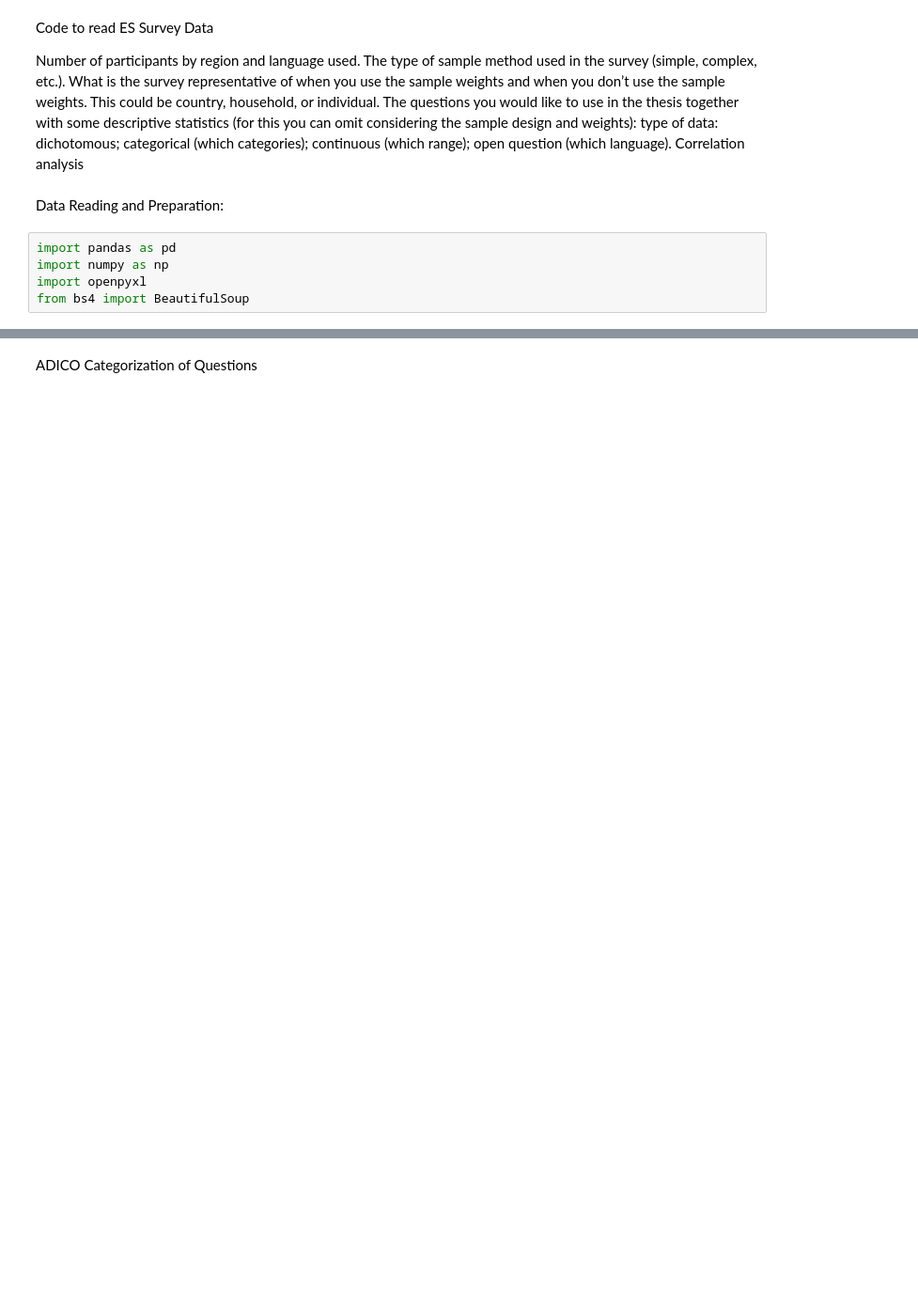
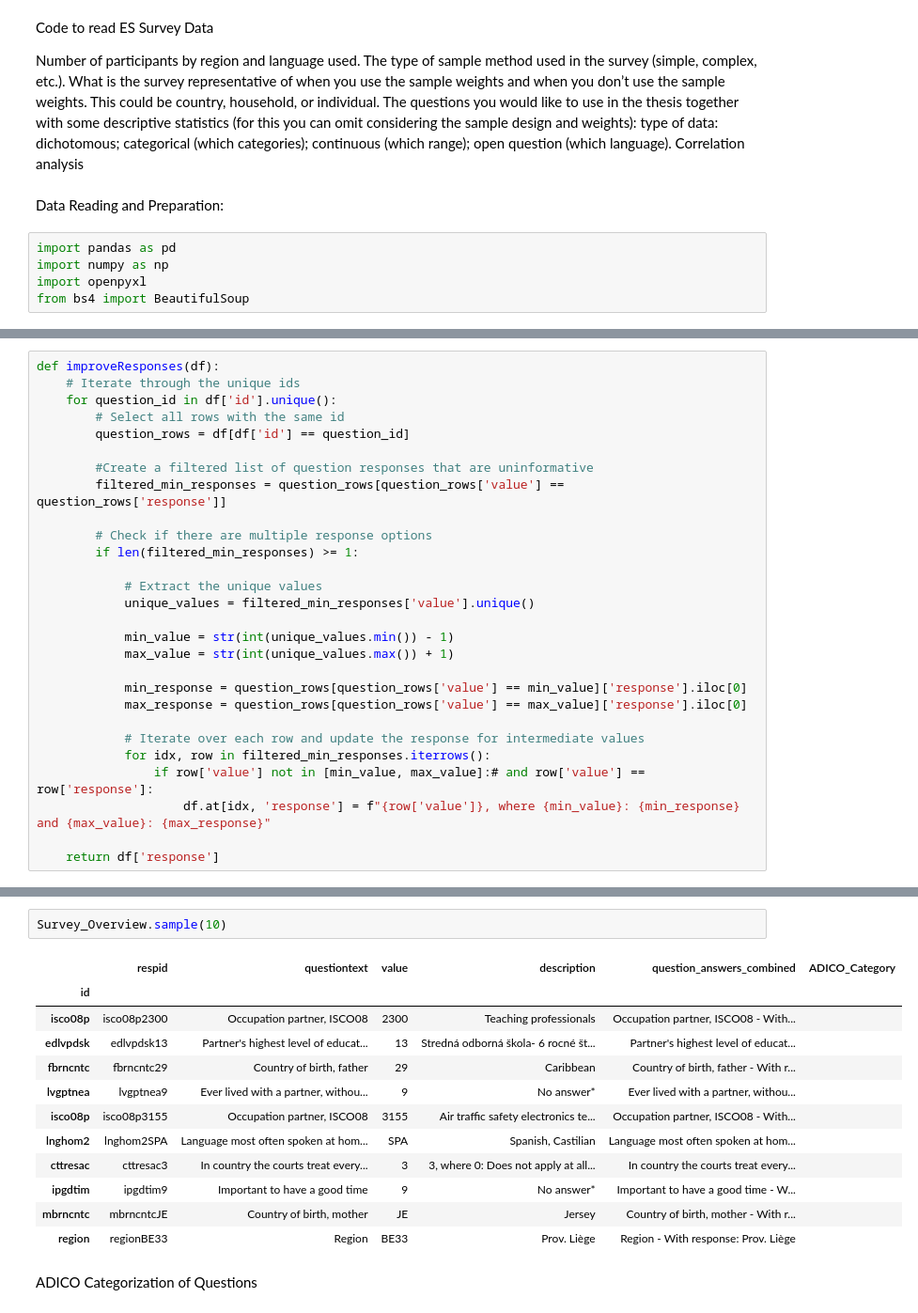
Before and after one commit to GeorgeGitHubbins/MScThesis-Extracting-InformalRules-from-Surveys, a Jupyter notebook: ReadESS.ipynb, the cells around one changed output, grey strips where cells are left out. Shown at 94% size. Cells and saved outputs as stored; diff of their text form; blank space fills up the shorter version.

```diff
--- a/ReadESS.ipynb
+++ b/ReadESS.ipynb
@@ -32,4 +32,32 @@ survey_questions
 | 37609 | ESS10e03_2 | 10 | 3.2 | 02.11.2023 | 27846 | SK | 0.854279 | 0.624287 | 0.323800 | 0.202144 | ... | ... |
 | 37610 | ESS10e03_2 | 10 | 3.2 | 02.11.2023 | 27858 | SK | 0.702292 | 0.581970 | 0.323800 | 0.188442 | ... | ... |
 37611 rows × 618 columns
+# %%
+def improveResponses(df):
+    # Iterate through the unique ids
+    for question_id in df['id'].unique():
+        # Select all rows with the same id
+        question_rows = df[df['id'] == question_id]
+
+        #Create a filtered list of question responses that are uninformative
+        filtered_min_responses = question_rows[question_rows['value'] == question_rows['response']]
+
+        # Check if there are multiple response options
+        if len(filtered_min_responses) >= 1:
+
+            # Extract the unique values
+            unique_values = filtered_min_responses['value'].unique()
+
+            min_value = str(int(unique_values.min()) - 1)
+            max_value = str(int(unique_values.max()) + 1)
+
+            min_response = question_rows[question_rows['value'] == min_value]['response'].iloc[0]
+            max_response = question_rows[question_rows['value'] == max_value]['response'].iloc[0]
+
+            # Iterate over each row and update the response for intermediate values
+            for idx, row in filtered_min_responses.iterrows():
+                if row['value'] not in [min_value, max_value]:# and row['value'] == row['response']:
+                    df.at[idx, 'response'] = f"{row['value']}, where {min_value}: {min_response} and {max_value}: {max_response}"
+
+    return df['response']
 # %%
@@ -95,3 +134,18 @@ ESSQuestionData = ESSQuestionData.drop_duplicates()
+# %%
+Survey_Overview.sample(10)
+# %% [output]
+|  | respid | questiontext | value | description | question_answers_combined | ADICO_Category |
+| id |  |  |  |  |  |  |
+| isco08p | isco08p2300 | Occupation partner, ISCO08 | 2300 | Teaching professionals | Occupation partner, ISCO08 - With... |  |
+| edlvpdsk | edlvpdsk13 | Partner's highest level of educat... | 13 | Stredná odborná škola- 6 rocné št... | Partner's highest level of educat... |  |
+| fbrncntc | fbrncntc29 | Country of birth, father | 29 | Caribbean | Country of birth, father - With r... |  |
+| lvgptnea | lvgptnea9 | Ever lived with a partner, withou... | 9 | No answer* | Ever lived with a partner, withou... |  |
+| isco08p | isco08p3155 | Occupation partner, ISCO08 | 3155 | Air traffic safety electronics te... | Occupation partner, ISCO08 - With... |  |
+| lnghom2 | lnghom2SPA | Language most often spoken at hom... | SPA | Spanish, Castilian | Language most often spoken at hom... |  |
+| cttresac | cttresac3 | In country the courts treat every... | 3 | 3, where 0: Does not apply at all... | In country the courts treat every... |  |
+| ipgdtim | ipgdtim9 | Important to have a good time | 9 | No answer* | Important to have a good time - W... |  |
+| mbrncntc | mbrncntcJE | Country of birth, mother | JE | Jersey | Country of birth, mother - With r... |  |
+| region | regionBE33 | Region | BE33 | Prov. Liège | Region - With response: Prov. Liège |  |
 # %% [markdown]
 ADICO Categorization of Questions
 # %%
```
Also changed, not shown: parts of 24 cells of this notebook, 5 other files.
